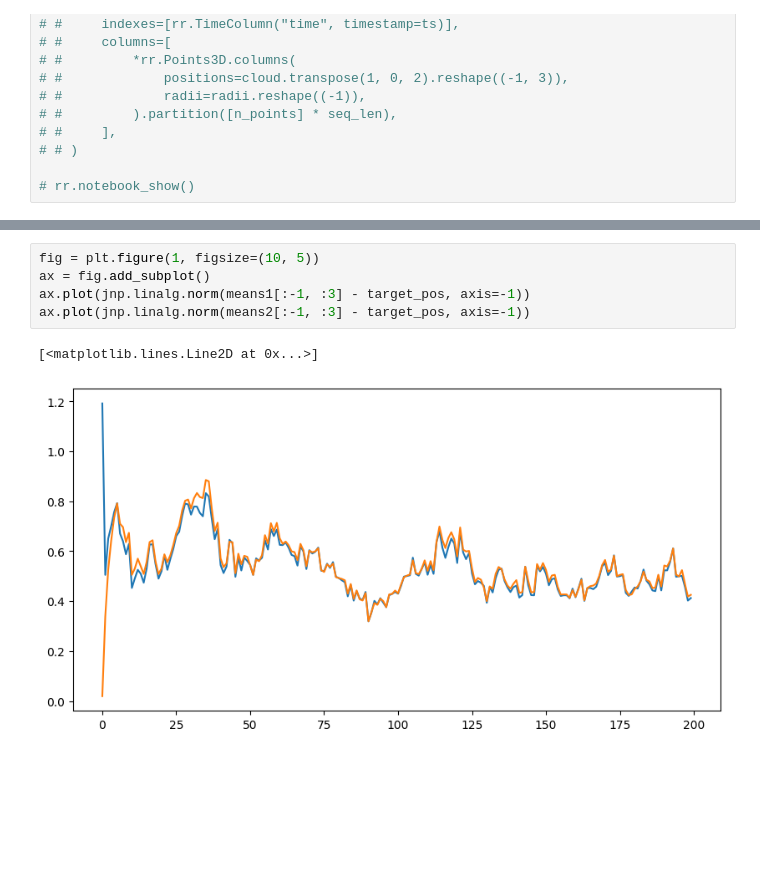
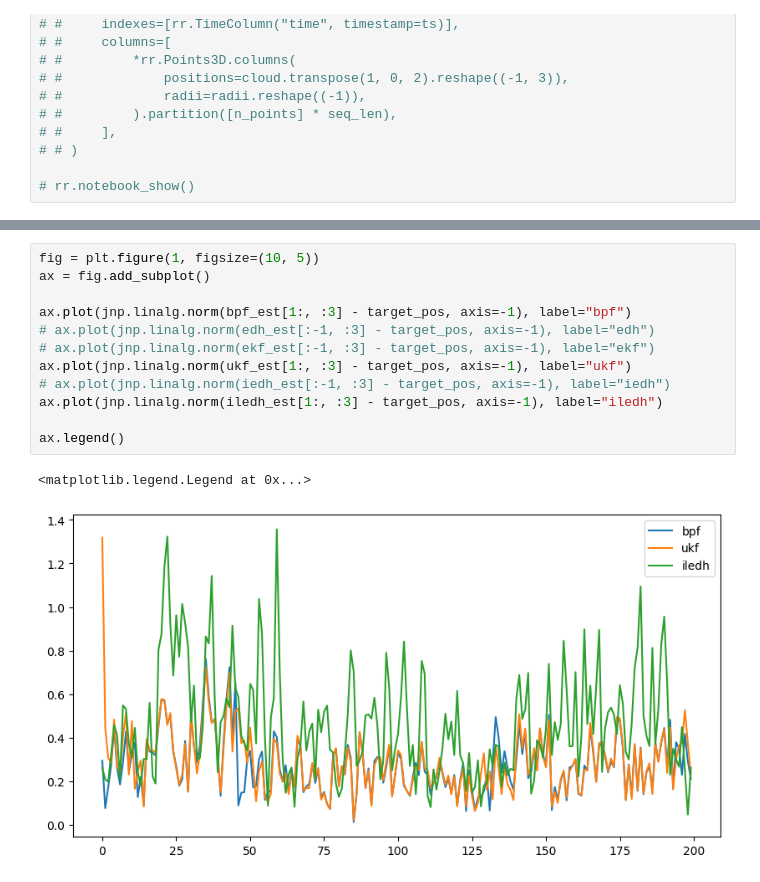
Before and after one commit to zp-yang/baja, a Jupyter notebook: notebooks/filter_test.ipynb, the cells around one changed output, grey strips where cells are left out. Saved outputs shown, nothing was run; the diff lists cells and outputs as text; blank space fills up the shorter version.

```diff
--- a/notebooks/filter_test.ipynb
+++ b/notebooks/filter_test.ipynb
@@ -294,8 +453,15 @@ axs[2].plot(means2[:, 3:])
 # %%
 fig = plt.figure(1, figsize=(10, 5))
 ax = fig.add_subplot()
-ax.plot(jnp.linalg.norm(means1[:-1, :3] - target_pos, axis=-1))
-ax.plot(jnp.linalg.norm(means2[:-1, :3] - target_pos, axis=-1))
+
+ax.plot(jnp.linalg.norm(bpf_est[1:, :3] - target_pos, axis=-1), label="bpf")
+# ax.plot(jnp.linalg.norm(edh_est[:-1, :3] - target_pos, axis=-1), label="edh")
+# ax.plot(jnp.linalg.norm(ekf_est[:-1, :3] - target_pos, axis=-1), label="ekf")
+ax.plot(jnp.linalg.norm(ukf_est[1:, :3] - target_pos, axis=-1), label="ukf")
+# ax.plot(jnp.linalg.norm(iedh_est[:-1, :3] - target_pos, axis=-1), label="iedh")
+ax.plot(jnp.linalg.norm(iledh_est[1:, :3] - target_pos, axis=-1), label="iledh")
+
+ax.legend()
 # %% [output]
-[<matplotlib.lines.Line2D at 0x...>]
+<matplotlib.legend.Legend at 0x...>
-[figure, old version]
+[figure, new version]
```
Also changed, not shown: parts of 4 cells of this notebook, 9 other files.
